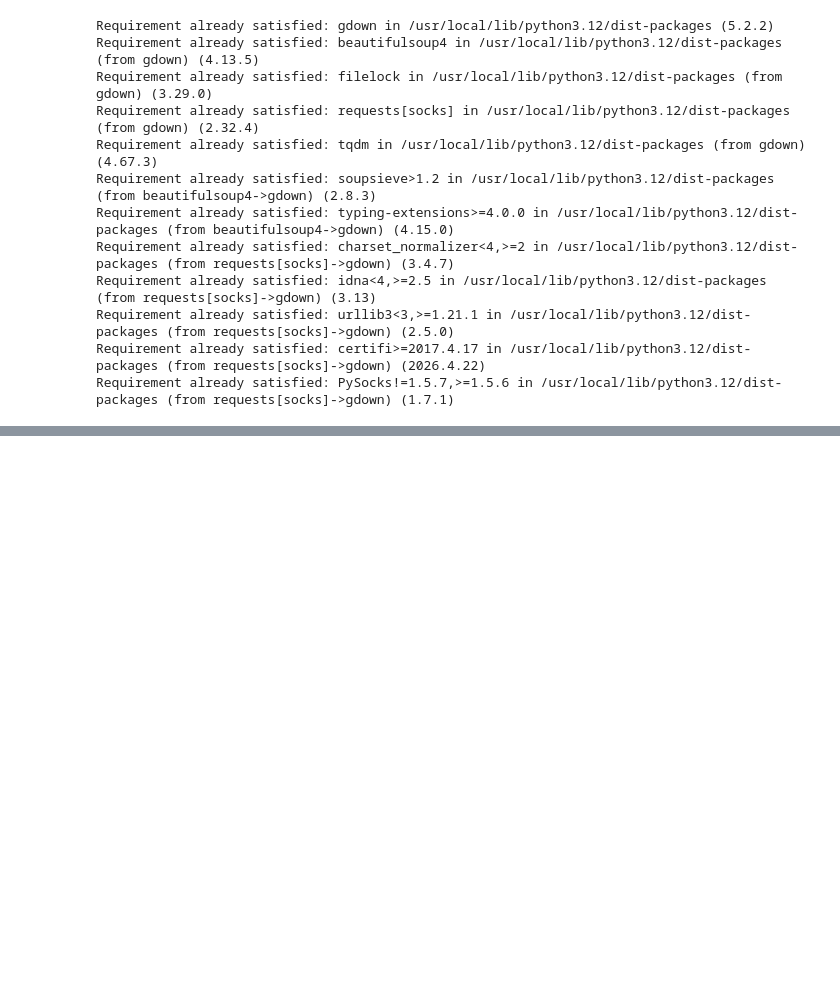
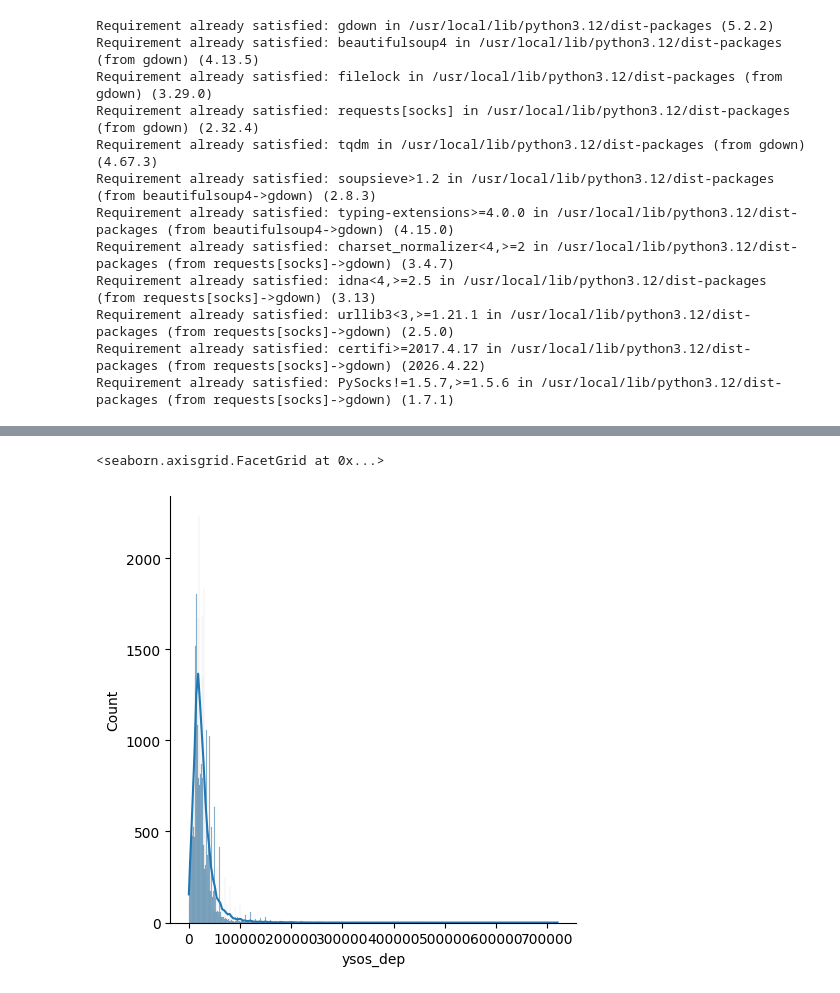
Before and after one commit to javiermagnone-lab/Javito, a Jupyter notebook: Tarea_2_ML_analisis_de_datos.ipynb, the cells around one changed output, grey strips where cells are left out. Cells and saved outputs as stored; diff of their text form; code cells hidden in the pictures; blank space fills up the shorter version.

```diff
--- a/Tarea_2_ML_analisis_de_datos.ipynb
+++ b/Tarea_2_ML_analisis_de_datos.ipynb
@@ -59,0 +264,7 @@ display(df.head())
+# %%
+# a: Gráfico variable respuesta
+
+sns.displot(df_ysos['ysos_dep'], kde = True)
+# %% [output]
+<seaborn.axisgrid.FacetGrid at 0x...>
+[figure, added]
```
Also changed, not shown: parts of 85 cells of this notebook.
